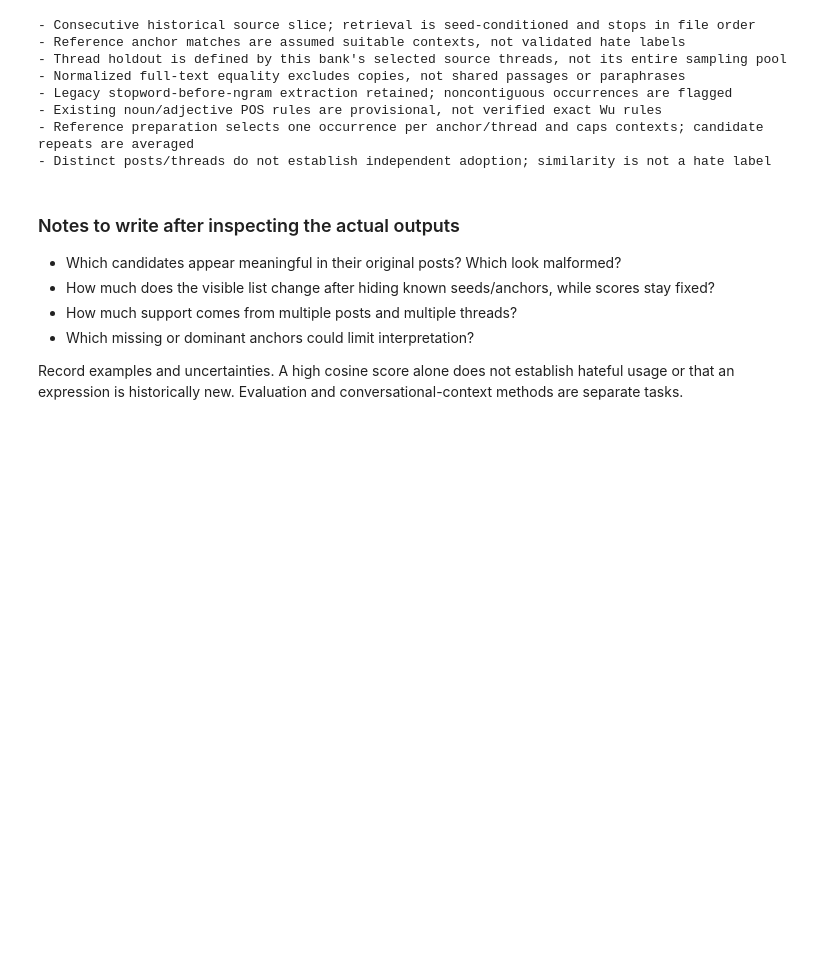
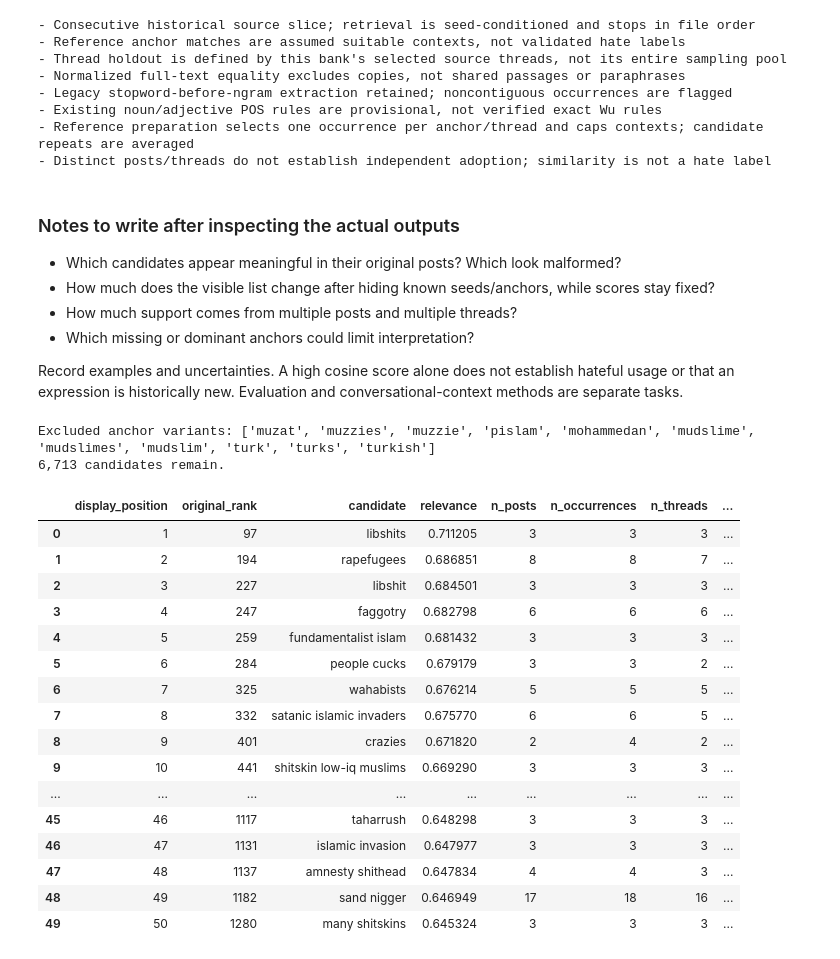
Before and after one commit to FaureArm/Emerging_Coded_Hate_Speech, a Jupyter notebook: src/Results.ipynb, the cells around one changed output. Cells and saved outputs as stored; diff of their text form; code cells hidden in the pictures; blank space fills up the shorter version.

```diff
--- a/src/Results.ipynb
+++ b/src/Results.ipynb
@@ -24,7 +24,7 @@ if not (PROJECT_ROOT / "src/utils/results.py").is_file():
 sys.path.insert(0, str(PROJECT_ROOT / "src"))
 from utils.results import load_run, inspection_view, phrase_pattern, highlight_word_spans, bar_chart_html
 
-RUN_DIRECTORY = PROJECT_ROOT / "artifacts/raiders_islamophobia_20261030T103802_739674Z"
+RUN_DIRECTORY = PROJECT_ROOT / "artifacts/raiders_antisemitism_20261029T145438_854618Z"
 
 run_info, tables, candidate_stage_counts = load_run(RUN_DIRECTORY)
 posts = tables["discovery_posts"]
@@ -498,3 +498,48 @@ for limitation in run_info["limitations"]:
 
 Record examples and uncertainties. A high cosine score alone does not establish hateful usage
 or that an expression is historically new. Evaluation and conversational-context methods are separate tasks.
+# %%
+import importlib
+from utils import vocabulary
+
+# Reload saved edits rather than reuse Python's cached module.
+importlib.reload(vocabulary)
+
+current_anchor_terms = vocabulary.anchor_terms_by_hate_category[
+    run_info["category"]
+]
+current_anchor_variants = list(dict.fromkeys(
+    variant
+    for variants in current_anchor_terms.values()
+    for variant in variants
+))
+
+filtered_candidates = inspection_view(
+    rankings.loc[rankings["n_occurrences"].ge(3)],
+    excluded_phrases=current_anchor_variants,
+)
+
+print("Excluded anchor variants:", current_anchor_variants)
+print(f"{len(filtered_candidates):,} candidates remain.")
+
+display(filtered_candidates.head(50))
+# %% [output]
+Excluded anchor variants: ['muzat', 'muzzies', 'muzzie', 'pislam', 'mohammedan', 'mudslime', 'mudslimes', 'mudslim', 'turk', 'turks', 'turkish']
+6,713 candidates remain.
+|  | display_position | original_rank | candidate | relevance | n_posts | n_occurrences | n_threads | ... |
+| 0 | 1 | 97 | libshits | 0.711205 | 3 | 3 | 3 | ... |
+| 1 | 2 | 194 | rapefugees | 0.686851 | 8 | 8 | 7 | ... |
+| 2 | 3 | 227 | libshit | 0.684501 | 3 | 3 | 3 | ... |
+| 3 | 4 | 247 | faggotry | 0.682798 | 6 | 6 | 6 | ... |
+| 4 | 5 | 259 | fundamentalist islam | 0.681432 | 3 | 3 | 3 | ... |
+| 5 | 6 | 284 | people cucks | 0.679179 | 3 | 3 | 2 | ... |
+| 6 | 7 | 325 | wahabists | 0.676214 | 5 | 5 | 5 | ... |
+| 7 | 8 | 332 | satanic islamic invaders | 0.675770 | 6 | 6 | 5 | ... |
+| 8 | 9 | 401 | crazies | 0.671820 | 2 | 4 | 2 | ... |
+| 9 | 10 | 441 | shitskin low-iq muslims | 0.669290 | 3 | 3 | 3 | ... |
+| ... | ... | ... | ... | ... | ... | ... | ... | ... |
+| 45 | 46 | 1117 | taharrush | 0.648298 | 3 | 3 | 3 | ... |
+| 46 | 47 | 1131 | islamic invasion | 0.647977 | 3 | 3 | 3 | ... |
+| 47 | 48 | 1137 | amnesty shithead | 0.647834 | 4 | 4 | 3 | ... |
+| 48 | 49 | 1182 | sand nigger | 0.646949 | 17 | 18 | 16 | ... |
+| 49 | 50 | 1280 | many shitskins | 0.645324 | 3 | 3 | 3 | ... |
```
Also changed, not shown: parts of 5 cells of this notebook, 9 other files.
